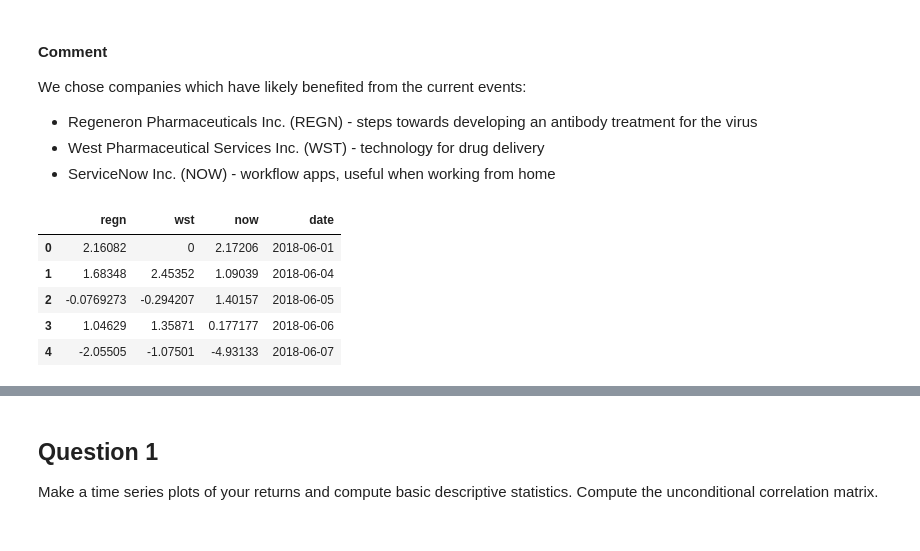
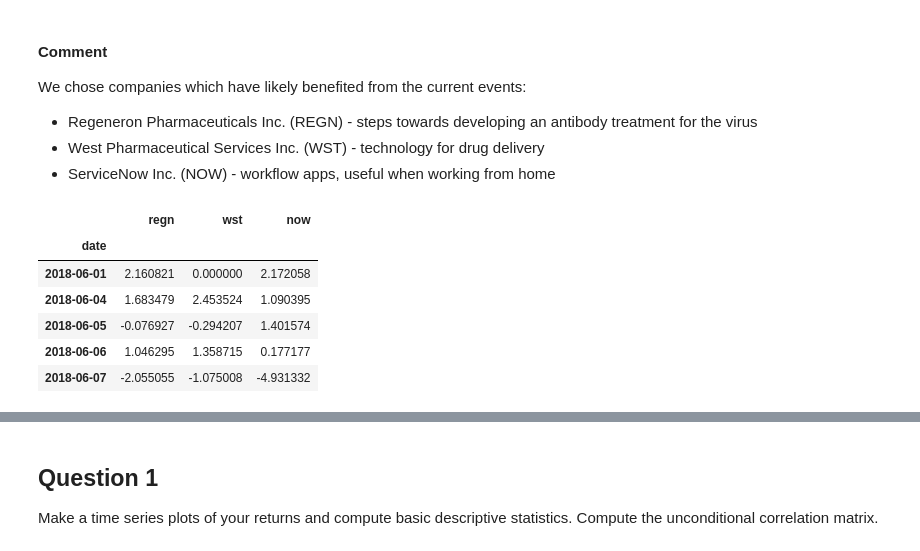
Before and after one commit to camillemd/econometrics, a Jupyter notebook: HMW5/hmw5-econ.ipynb, the cells around one changed output, grey strips where cells are left out. Drawn from its saved outputs; the diff is of its cells as text; code cells hidden in the pictures.

```diff
--- a/HMW5/hmw5-econ.ipynb
+++ b/HMW5/hmw5-econ.ipynb
@@ -58,11 +55,14 @@ def stock_returns(list):
 # %%
 stocks = stock_returns(['regn', 'wst', 'now'])
 stocks = stocks.rename(columns = {0: 'regn', 1: 'wst', 2: 'now', 3: 'date'})
+stocks = stocks.set_index('date')
+stocks = stocks.astype(float)
 stocks.head()
 # %% [output]
-|  | regn | wst | now | date |
-| 0 | 2.16082 | 0 | 2.17206 | 2018-06-01 |
-| 1 | 1.68348 | 2.45352 | 1.09039 | 2018-06-04 |
-| 2 | -0.0769273 | -0.294207 | 1.40157 | 2018-06-05 |
-| 3 | 1.04629 | 1.35871 | 0.177177 | 2018-06-06 |
-| 4 | -2.05505 | -1.07501 | -4.93133 | 2018-06-07 |
+|  | regn | wst | now |
+| date |  |  |  |
+| 2018-06-01 | 2.160821 | 0.000000 | 2.172058 |
+| 2018-06-04 | 1.683479 | 2.453524 | 1.090395 |
+| 2018-06-05 | -0.076927 | -0.294207 | 1.401574 |
+| 2018-06-06 | 1.046295 | 1.358715 | 0.177177 |
+| 2018-06-07 | -2.055055 | -1.075008 | -4.931332 |
```
Also changed, not shown: parts of 54 cells of this notebook.
